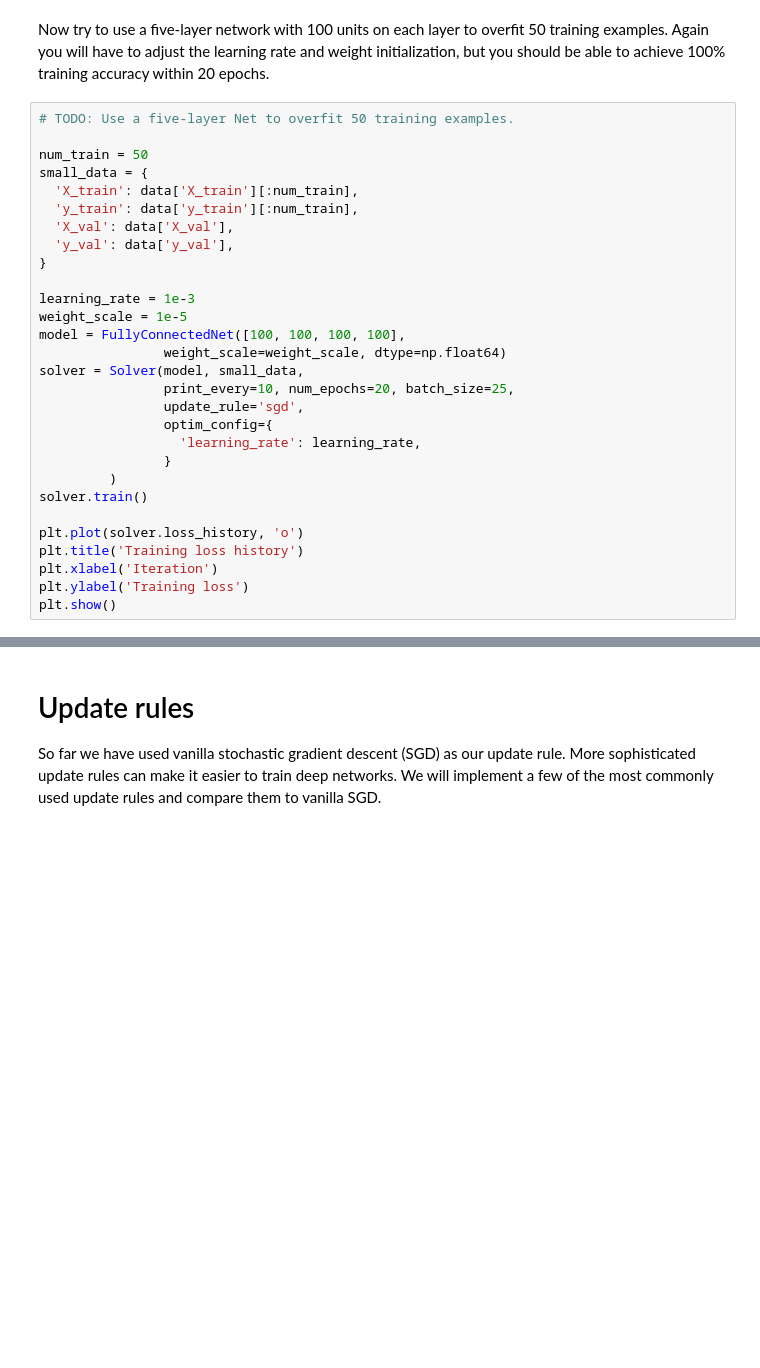
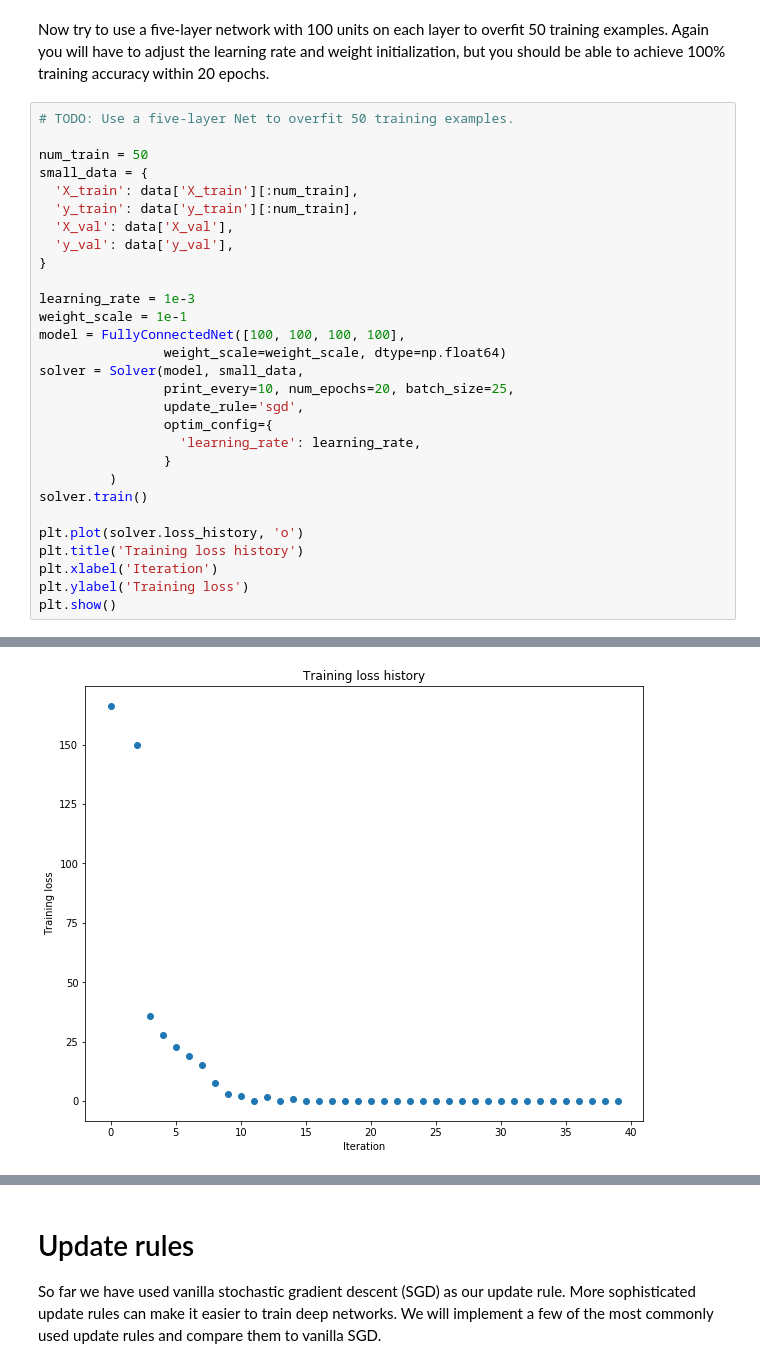
Before and after one commit to mklissa/CS231n, a Jupyter notebook: assignment2/FullyConnectedNets.ipynb, the cells around one changed output, grey strips where cells are left out. Drawn from its saved outputs; the diff is of its cells as text; blank space fills up the shorter version.

```diff
--- a/assignment2/FullyConnectedNets.ipynb
+++ b/assignment2/FullyConnectedNets.ipynb
@@ -411,7 +492,7 @@ small_data = {
 }
 
 learning_rate = 1e-3
-weight_scale = 1e-5
+weight_scale = 1e-1
 model = FullyConnectedNet([100, 100, 100, 100],
                 weight_scale=weight_scale, dtype=np.float64)
 solver = Solver(model, small_data,
@@ -428,3 +509,4 @@ plt.title('Training loss history')
 plt.xlabel('Iteration')
 plt.ylabel('Training loss')
 plt.show()
+# %% [output]
@@ -431,3 +532,4 @@ plt.show()
+[figure, added]
 # %% [markdown]
 # Inline question:
 Did you notice anything about the comparative difficulty of training the three-layer net vs training the five layer net?
```
Also changed, not shown: parts of 19 cells of this notebook, 16 other files.
